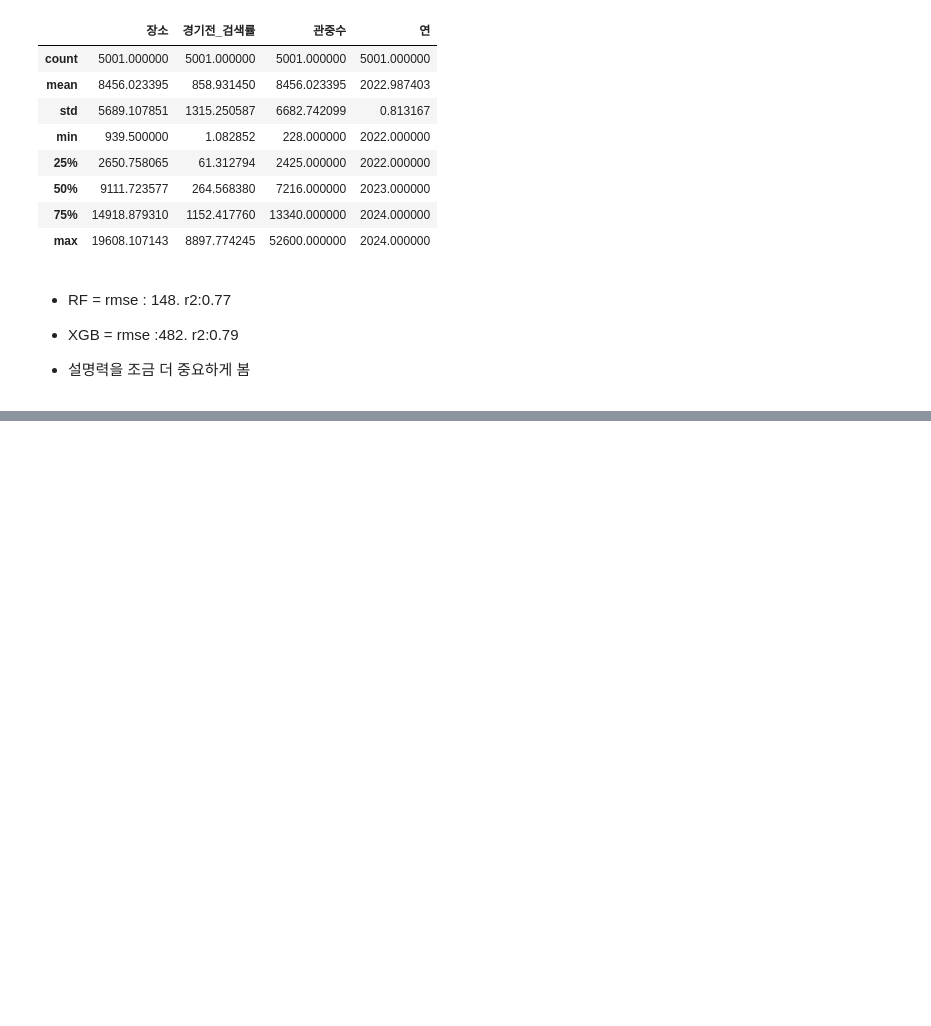
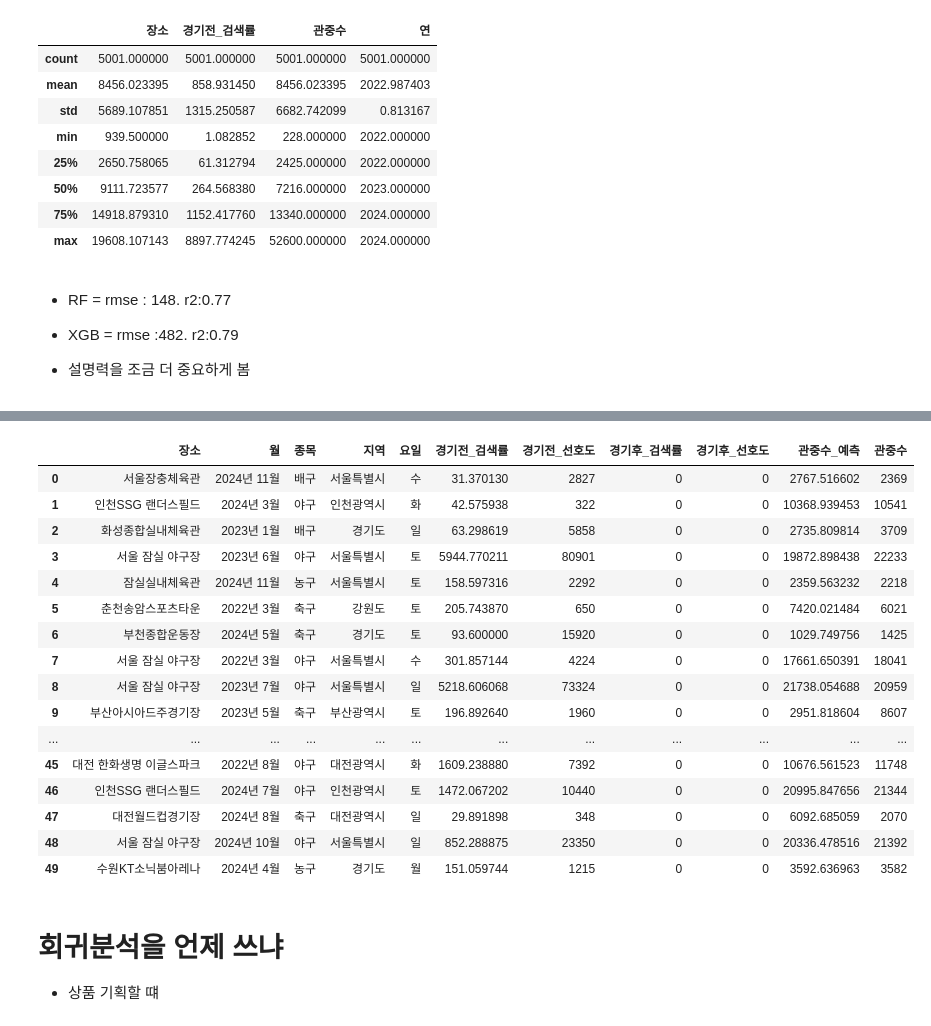
Before and after one commit to kidujm/data_class, a Jupyter notebook: 20260310.ipynb, the cells around one changed output, grey strips where cells are left out. Drawn from its saved outputs; the diff is of its cells as text; code cells hidden in the pictures; blank space fills up the shorter version.

```diff
--- a/20260310.ipynb
+++ b/20260310.ipynb
@@ -611,0 +816,3 @@ plt.show()
+# %%
+with open('xgb_model.pkl', 'rb') as f:
+  xgb = pickle.load(f)
@@ -611,0 +834,30 @@ plt.show()
+# %%
+# '지역', '연', '경기전_선호도', '경기후_검색률', '경기후_선호도' 삭제
+test_sports = test_sports.drop(columns=['지역', '연', '경기전_선호도', '경기후_검색률', '경기후_선호도'], errors='ignore')
+# %%
+test = pd.read_csv('test_sports.csv')
+test['관중수_예측'] = xgb.predict(test_sports)
+answer = pd.read_csv('test_sports_answer.csv')
+test['관중수'] = answer
+test
+# %% [output]
+|  | 장소 | 월 | 종목 | 지역 | 요일 | 경기전_검색률 | 경기전_선호도 | 경기후_검색률 | 경기후_선호도 | 관중수_예측 | 관중수 |
+| 0 | 서울장충체육관 | 2024년 11월 | 배구 | 서울특별시 | 수 | 31.370130 | 2827 | 0 | 0 | 2767.516602 | 2369 |
+| 1 | 인천SSG 랜더스필드 | 2024년 3월 | 야구 | 인천광역시 | 화 | 42.575938 | 322 | 0 | 0 | 10368.939453 | 10541 |
+| 2 | 화성종합실내체육관 | 2023년 1월 | 배구 | 경기도 | 일 | 63.298619 | 5858 | 0 | 0 | 2735.809814 | 3709 |
+| 3 | 서울 잠실 야구장 | 2023년 6월 | 야구 | 서울특별시 | 토 | 5944.770211 | 80901 | 0 | 0 | 19872.898438 | 22233 |
+| 4 | 잠실실내체육관 | 2024년 11월 | 농구 | 서울특별시 | 토 | 158.597316 | 2292 | 0 | 0 | 2359.563232 | 2218 |
+| 5 | 춘천송암스포츠타운 | 2022년 3월 | 축구 | 강원도 | 토 | 205.743870 | 650 | 0 | 0 | 7420.021484 | 6021 |
+| 6 | 부천종합운동장 | 2024년 5월 | 축구 | 경기도 | 토 | 93.600000 | 15920 | 0 | 0 | 1029.749756 | 1425 |
+| 7 | 서울 잠실 야구장 | 2022년 3월 | 야구 | 서울특별시 | 수 | 301.857144 | 4224 | 0 | 0 | 17661.650391 | 18041 |
+| 8 | 서울 잠실 야구장 | 2023년 7월 | 야구 | 서울특별시 | 일 | 5218.606068 | 73324 | 0 | 0 | 21738.054688 | 20959 |
+| 9 | 부산아시아드주경기장 | 2023년 5월 | 축구 | 부산광역시 | 토 | 196.892640 | 1960 | 0 | 0 | 2951.818604 | 8607 |
+| ... | ... | ... | ... | ... | ... | ... | ... | ... | ... | ... | ... |
+| 45 | 대전 한화생명 이글스파크 | 2022년 8월 | 야구 | 대전광역시 | 화 | 1609.238880 | 7392 | 0 | 0 | 10676.561523 | 11748 |
+| 46 | 인천SSG 랜더스필드 | 2024년 7월 | 야구 | 인천광역시 | 토 | 1472.067202 | 10440 | 0 | 0 | 20995.847656 | 21344 |
+| 47 | 대전월드컵경기장 | 2024년 8월 | 축구 | 대전광역시 | 일 | 29.891898 | 348 | 0 | 0 | 6092.685059 | 2070 |
+| 48 | 서울 잠실 야구장 | 2024년 10월 | 야구 | 서울특별시 | 일 | 852.288875 | 23350 | 0 | 0 | 20336.478516 | 21392 |
+| 49 | 수원KT소닉붐아레나 | 2024년 4월 | 농구 | 경기도 | 월 | 151.059744 | 1215 | 0 | 0 | 3592.636963 | 3582 |
+# %% [markdown]
+# 회귀분석을 언제 쓰냐
+- 상품 기획할 떄
```
Also changed, not shown: parts of 17 cells of this notebook.
